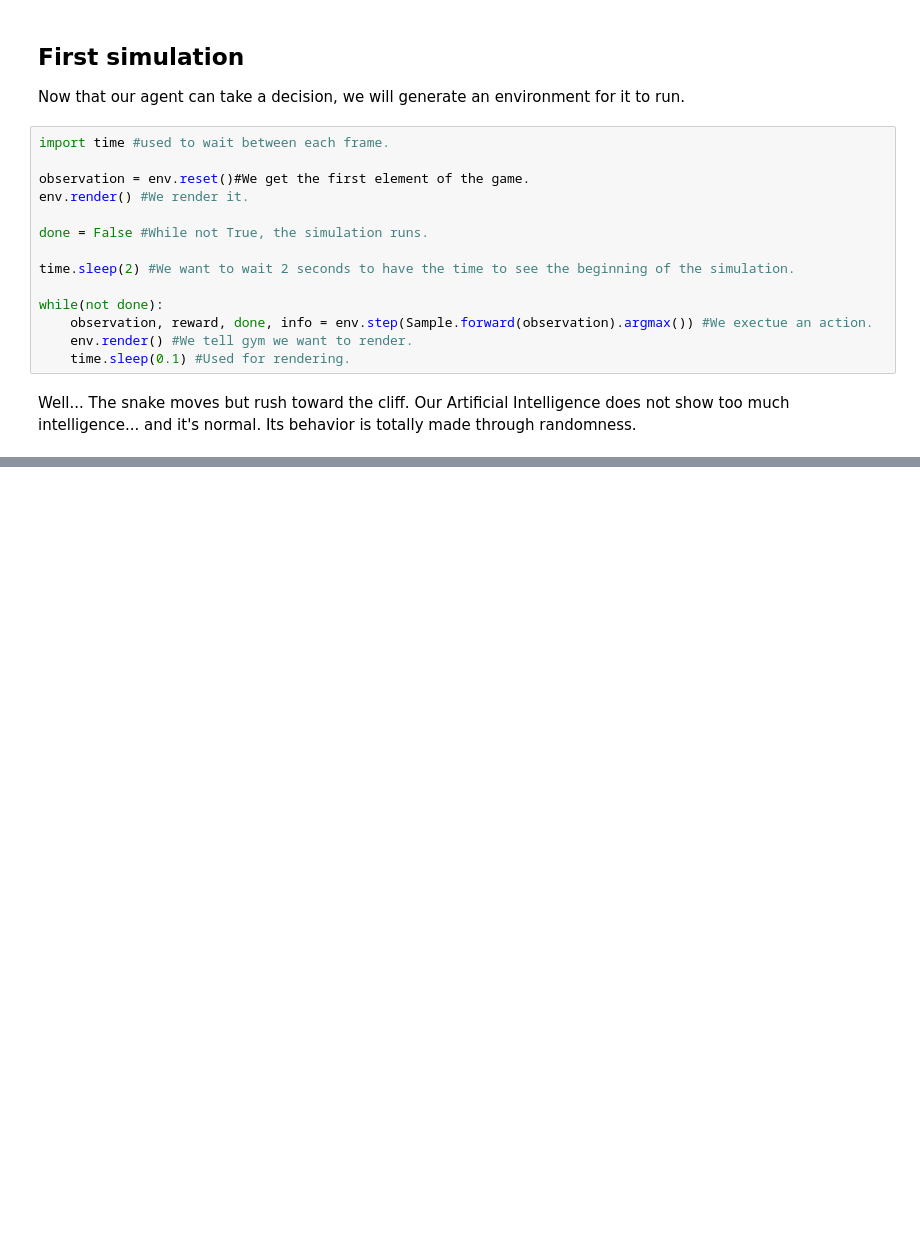
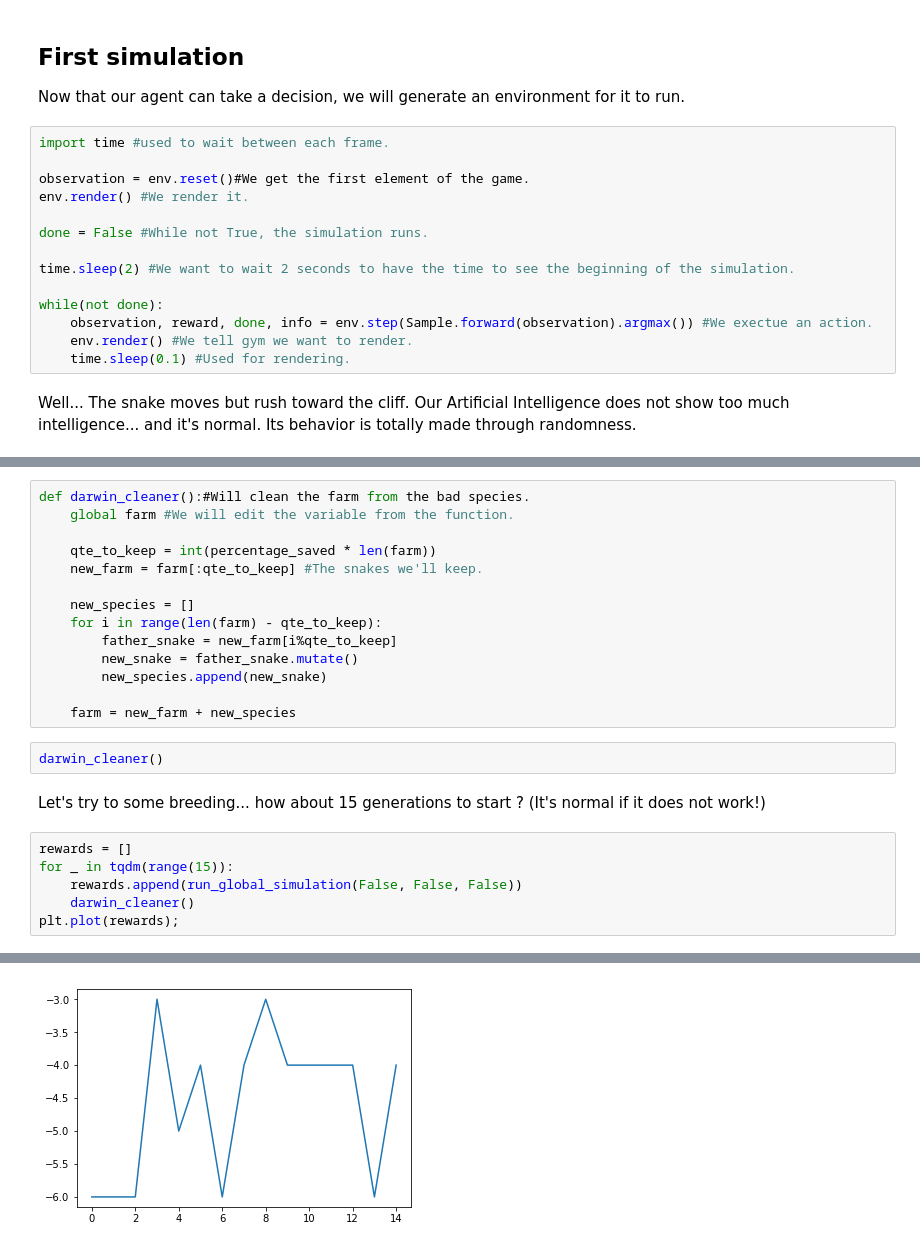
Before and after one commit to alexandrelefourner/neural_networks_tutorial, a Jupyter notebook: 2. Your first genetic algorithm solution.ipynb, the cells around one changed output, grey strips where cells are left out. Saved outputs shown, nothing was run; the diff lists cells and outputs as text; blank space fills up the shorter version.

```diff
--- a/2. Your first genetic algorithm solution.ipynb
+++ b/2. Your first genetic algorithm solution.ipynb
@@ -471,0 +674,25 @@ Well... The snake moves but rush toward the cliff. Our Artificial Intelligence d
+# %%
+def darwin_cleaner():#Will clean the farm from the bad species.
+    global farm #We will edit the variable from the function.
+
+    qte_to_keep = int(percentage_saved * len(farm))
+    new_farm = farm[:qte_to_keep] #The snakes we'll keep.
+
+    new_species = []
+    for i in range(len(farm) - qte_to_keep):
+        father_snake = new_farm[i%qte_to_keep]
+        new_snake = father_snake.mutate()
+        new_species.append(new_snake)
+
+    farm = new_farm + new_species
+# %%
+darwin_cleaner()
+# %% [markdown]
+Let's try to some breeding... how about 15 generations to start ? (It's normal if it does not work!)
+# %%
+rewards = []
+for _ in tqdm(range(15)):
+    rewards.append(run_global_simulation(False, False, False))
+    darwin_cleaner()
+plt.plot(rewards);
+# %% [output]
@@ -471,0 +700 @@ Well... The snake moves but rush toward the cliff. Our Artificial Intelligence d
+[figure, added]
```
Also changed, not shown: parts of 20 cells of this notebook.
